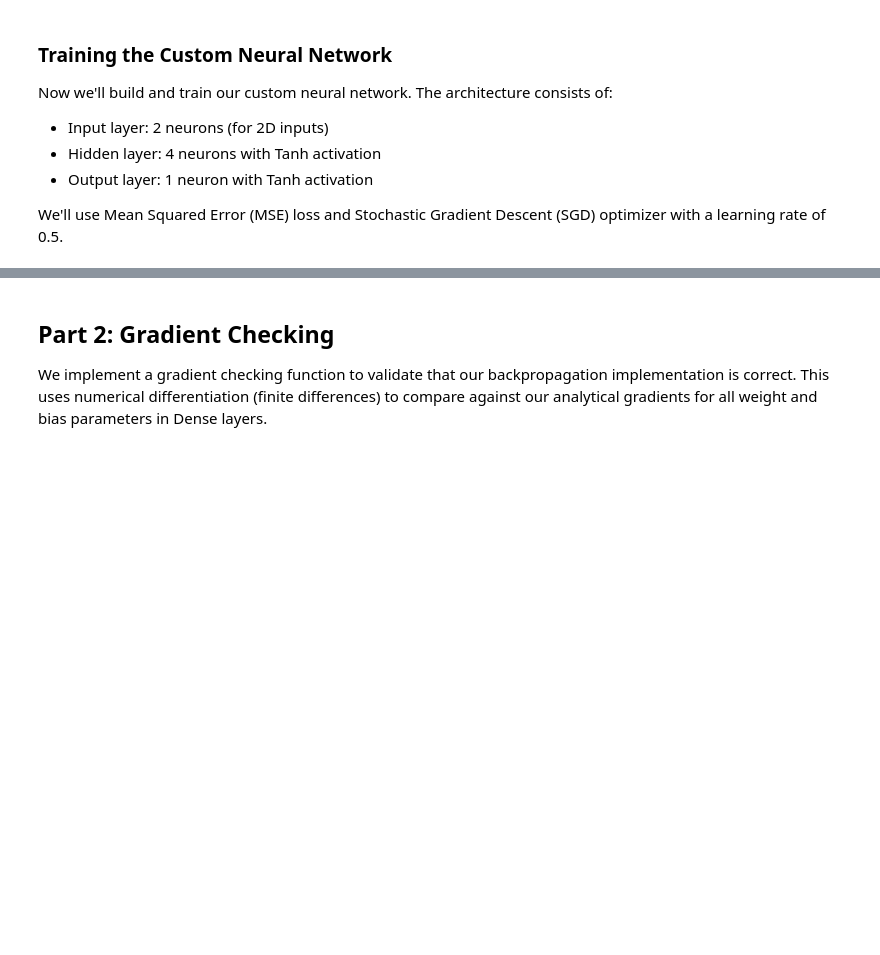
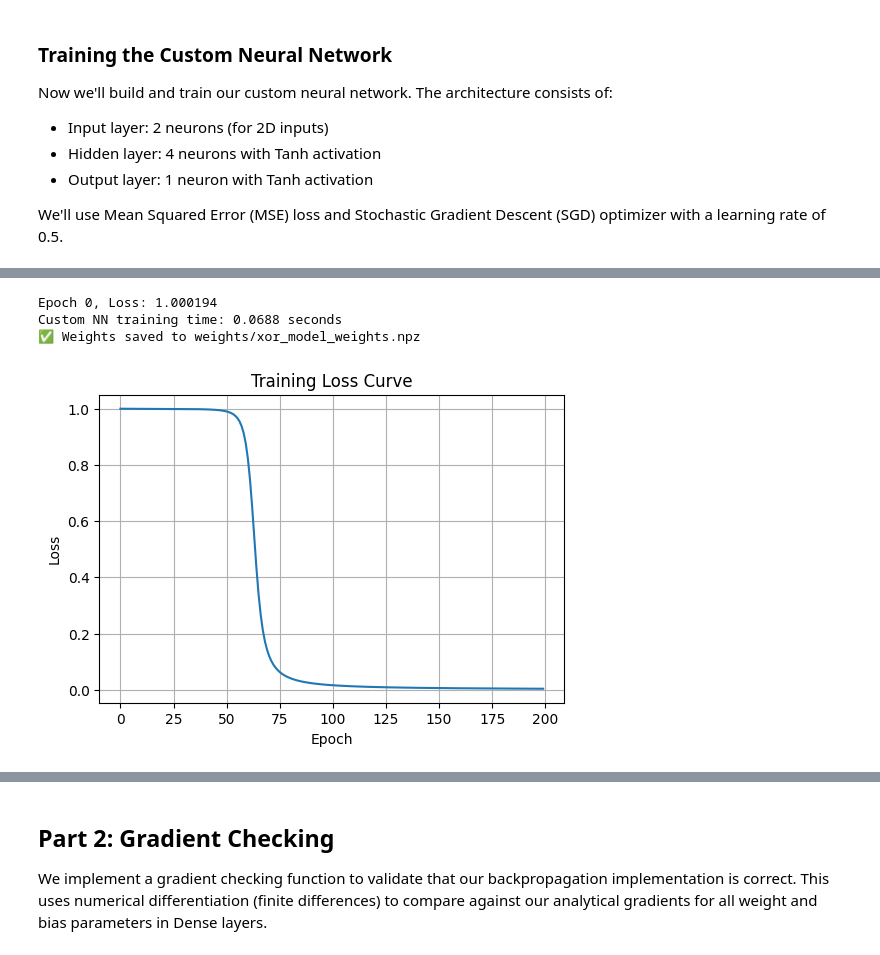
Before and after one commit to Senior2Projects/Neural_Network_Library, a Jupyter notebook: Notebooks/project_demo.ipynb, the cells around one changed output, grey strips where cells are left out. Cells and saved outputs as stored; diff of their text form; code cells hidden in the pictures; blank space fills up the shorter version.

```diff
--- a/Notebooks/project_demo.ipynb
+++ b/Notebooks/project_demo.ipynb
@@ -58,17 +61,5 @@ model = Network([
     Dense(4, 1),
     Tanh()
 ])
-
 loss_fn = MSE()
 optimizer = SGD(learning_rate=0.5)
-
-start_custom = time.time()
-model.train(X, y, loss_fn, optimizer, epochs=5000, verbose=True)
-custom_time = time.time() - start_custom
-print(f"Custom NN training time: {custom_time:.4f} seconds")
-
-model.summary()
-model.print_final_predictions(X, y)
-
-plot_losses(model.loss_history)
-plot_decision_boundary(model, X, y)
@@ -100,0 +66,12 @@ Binary decision boundary visualization complete!
+# %%
+start_custom = time.time()
+model.train(X, y, loss_fn, optimizer, epochs=200, verbose=True)
+custom_time = time.time() - start_custom
+print(f"Custom NN training time: {custom_time:.4f} seconds")
+model.save_weights('weights/xor_model_weights.npz')
+plot_losses(model.loss_history)
+# %% [output]
+Epoch 0, Loss: 1.000194
+Custom NN training time: 0.0688 seconds
+✅ Weights saved to weights/xor_model_weights.npz
+[figure, added]
```
Also changed, not shown: parts of 19 cells of this notebook, 10 other files.
